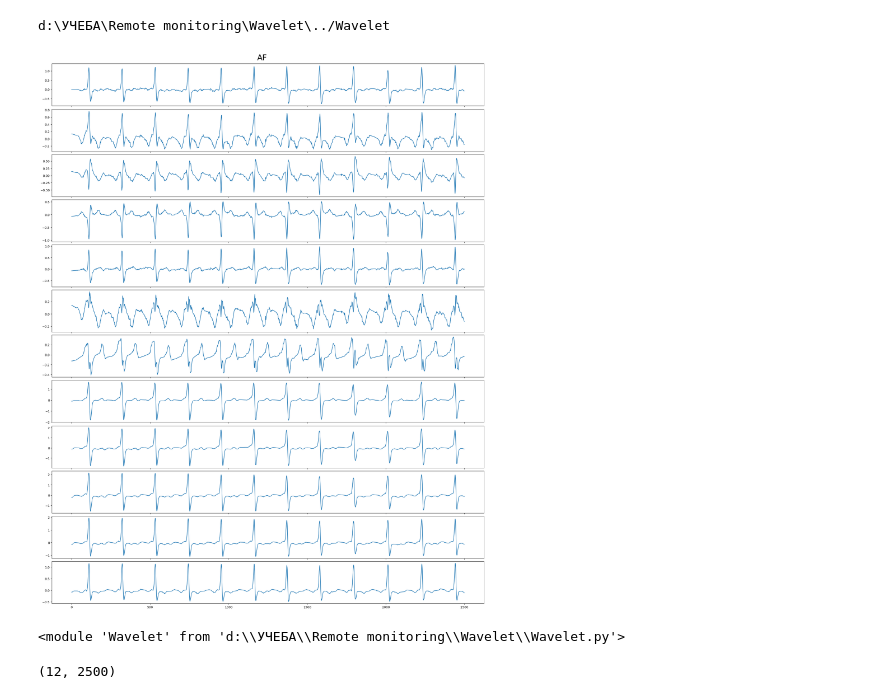
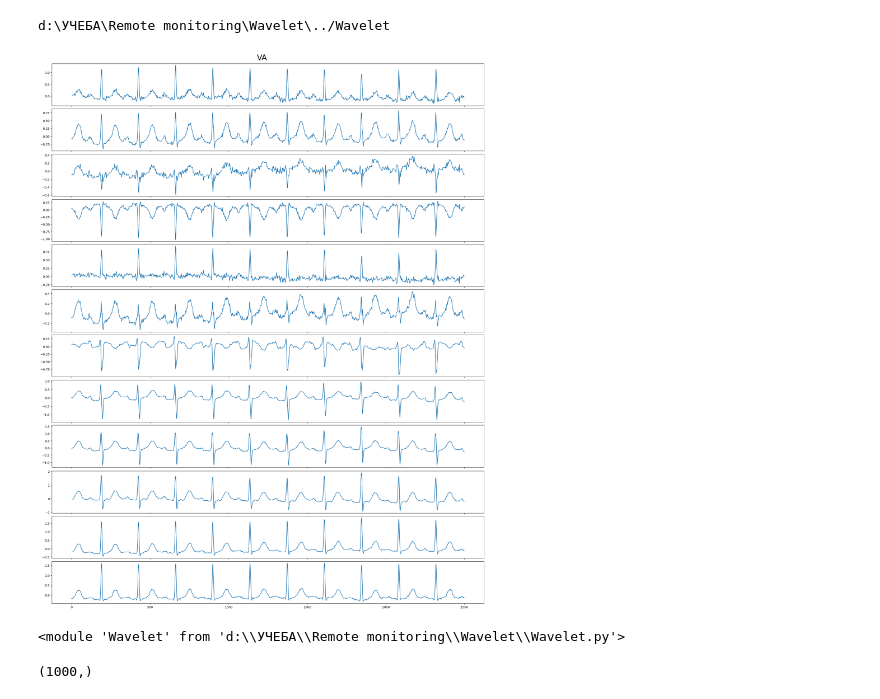
Before and after one commit to ArtikBoom3007/RemoteMonitoring, a Jupyter notebook: Wavelet/Example.ipynb, the cells around one changed output. Saved outputs shown, nothing was run; the diff lists cells and outputs as text; code cells hidden in the pictures.

```diff
--- a/Wavelet/Example.ipynb
+++ b/Wavelet/Example.ipynb
@@ -19,7 +19,8 @@ reload(ecg)
 ecg.init()
 # %%
 test_ecg = ecg.signal(selected_value=2)
-ecg.plot_signal(1)
+test_ecg = test_ecg[0][:1000]
+ecg.plot_signal(3)
 # %% [output]
-[figure, old version]
+[figure, new version]
 # %%
@@ -31,6 +32,6 @@ reload(wt)
 # %%
 print(test_ecg.shape)
 # %% [output]
-(12, 2500)
+(1000,)
 # %%
 wt.init()
```
Also changed, not shown: parts of 11 cells of this notebook, 5 other files.
